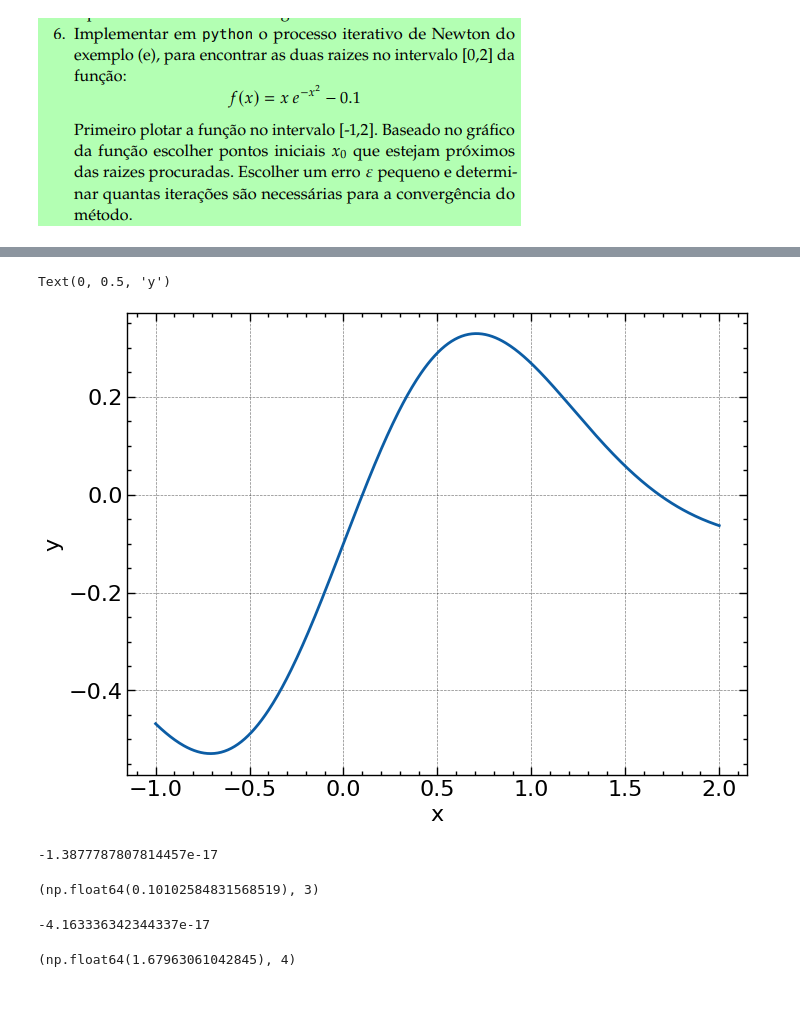
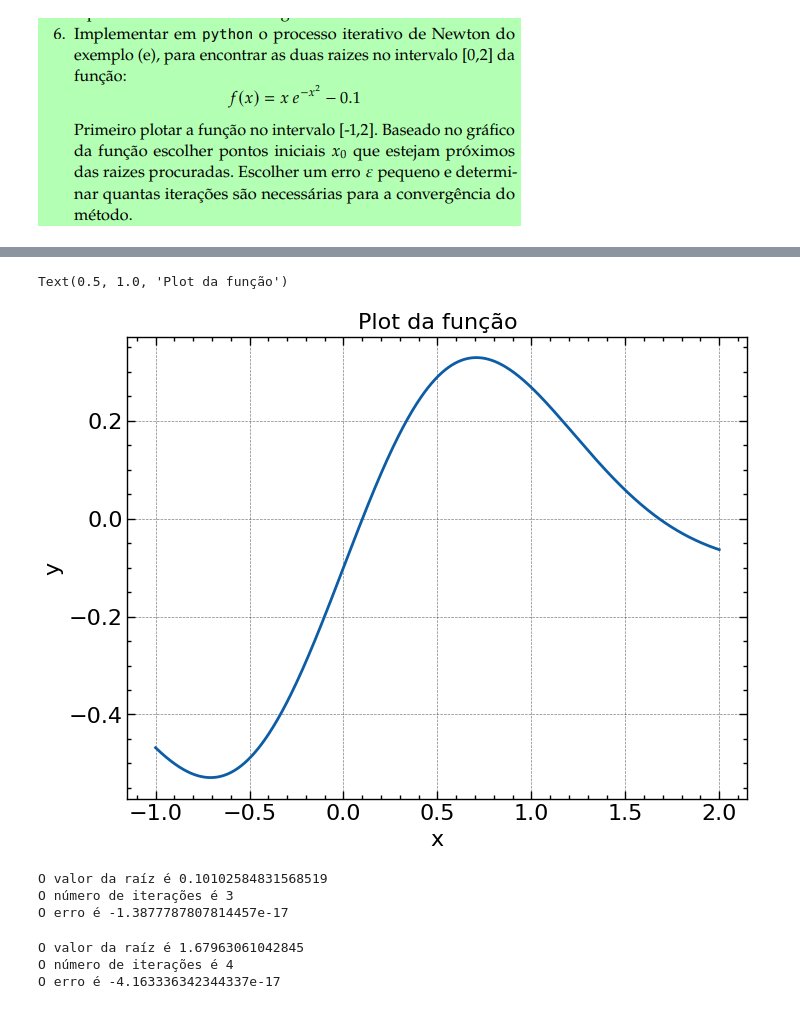
Before and after one commit to matncb/fund-prog, a Jupyter notebook: lista3/ex6.ipynb, the cells around one changed output, grey strips where cells are left out. Saved outputs shown, nothing was run; the diff lists cells and outputs as text; code cells hidden in the pictures.

```diff
--- a/lista3/ex6.ipynb
+++ b/lista3/ex6.ipynb
@@ -28,28 +30,35 @@ def solucao(x0, f, dfdx, epsilon):
 # %%
 #fazer o plot da função
 x = np.linspace(-1, 2, 500)
 y = f(x)
 plt.plot(x,y)
 plt.xlabel("x")
 plt.ylabel("y")
+plt.title("Plot da função")
 # %% [output]
-Text(0, 0.5, 'y')
+Text(0.5, 1.0, 'Plot da função')
-[figure, old version]
+[figure, new version]
 # %%
 #achar primeira raiz
 
 x_1, cont_1 = solucao(0.1, f, dfdx, epsilon)
-print(f(x_1))
-x_1, cont_1
+
+print(f"O valor da raíz é {x_1}")
+print(f"O número de iterações é {cont_1}")
+print(f"O erro é {f(x_1)}")
 # %% [output]
--1.3877787807814457e-17
+O valor da raíz é 0.10102584831568519
+O número de iterações é 3
+O erro é -1.3877787807814457e-17
-(np.float64(0.10102584831568519), 3)
 # %%
 #achar segunda raiz
 
 x_2, cont_2 = solucao(1.6, f, dfdx, epsilon)
-print(f(x_2))
-x_2, cont_2
+
+print(f"O valor da raíz é {x_2}")
+print(f"O número de iterações é {cont_2}")
+print(f"O erro é {f(x_2)}")
 # %% [output]
--4.163336342344337e-17
+O valor da raíz é 1.67963061042845
+O número de iterações é 4
+O erro é -4.163336342344337e-17
-(np.float64(1.67963061042845), 4)
```
Also changed, not shown: parts of 2 cells of this notebook, 4 other files.
